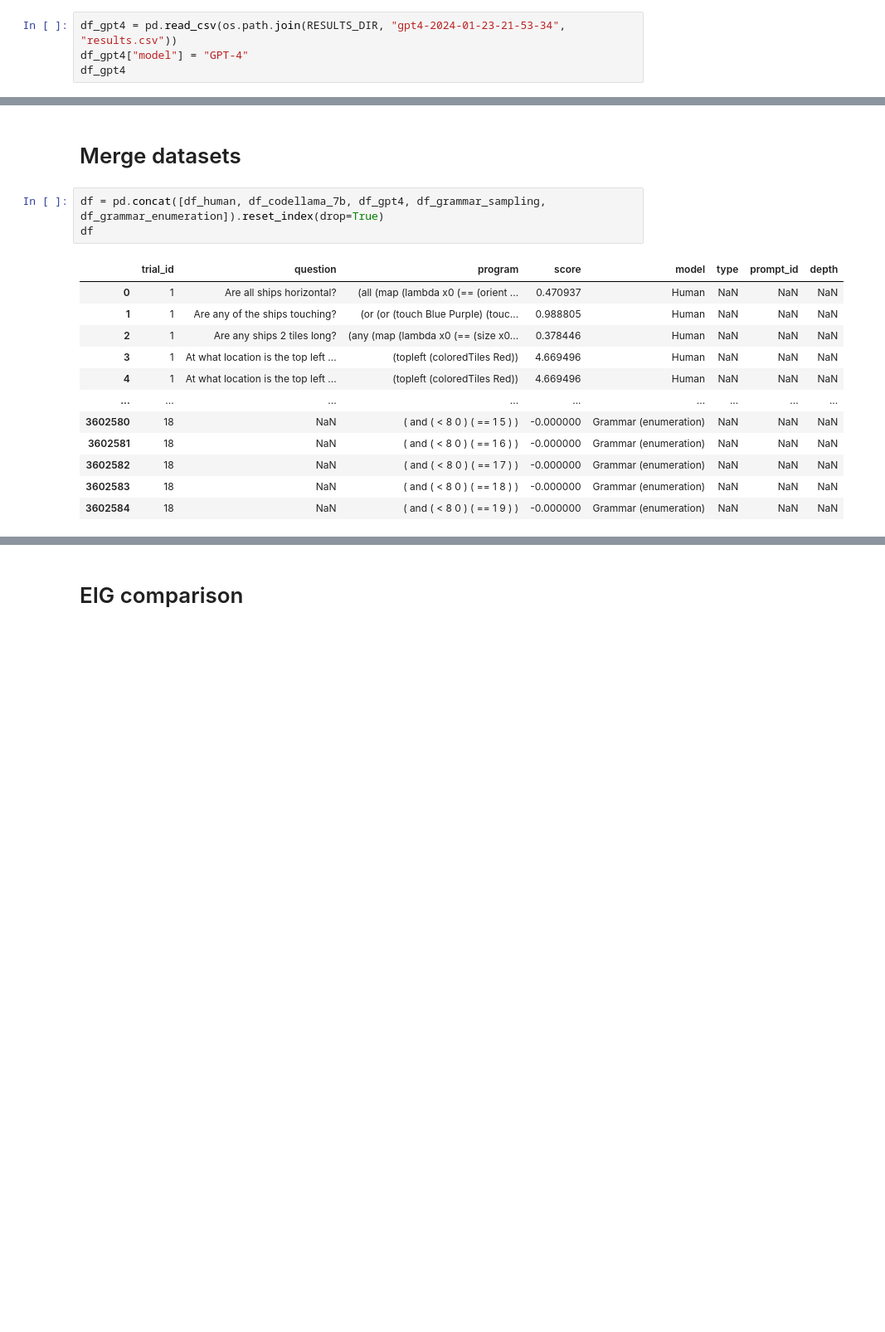
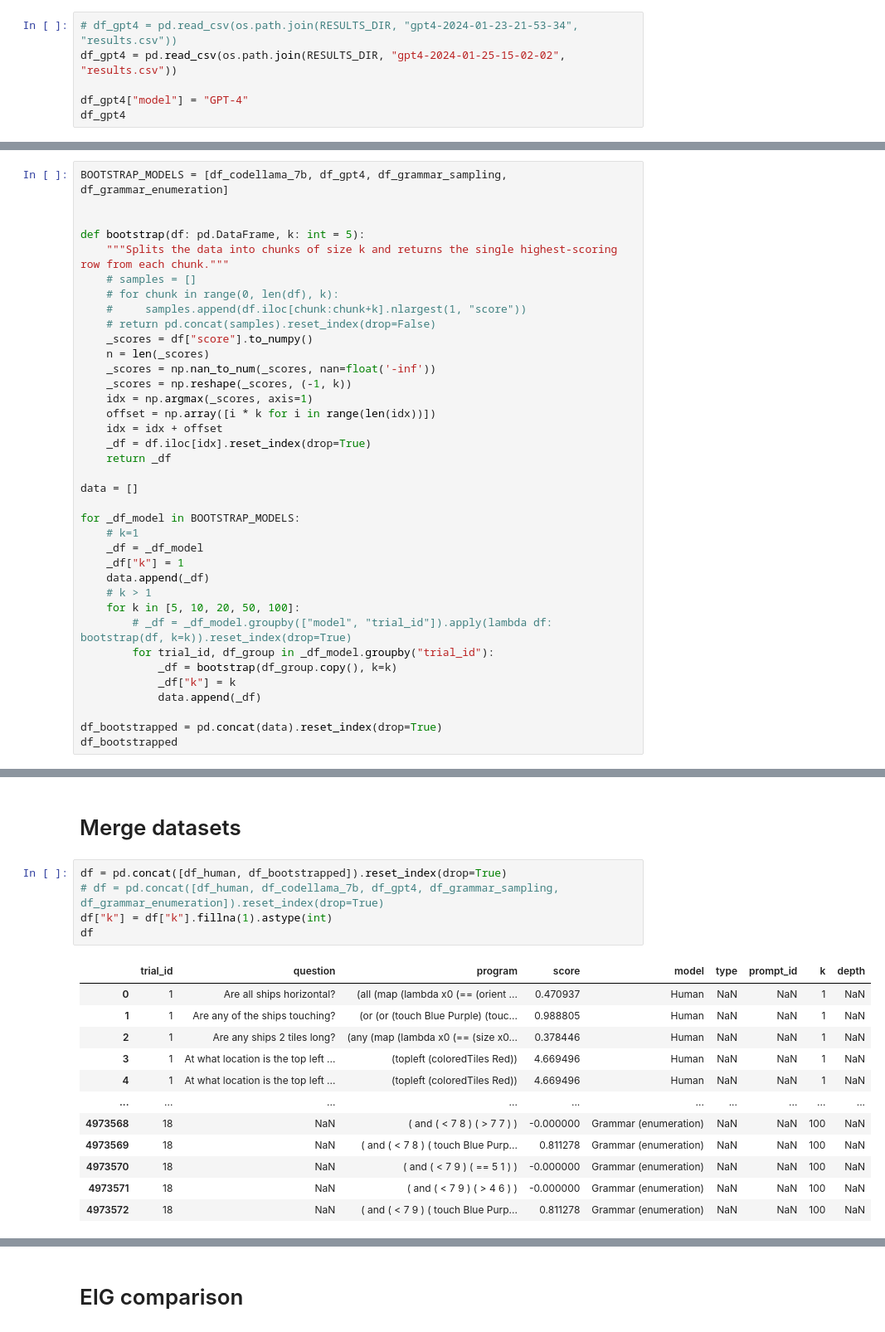
Before and after one commit to gabegrand/battleship, a Jupyter notebook: experiments/cogsci/analysis.ipynb, the cells around one changed output, grey strips where cells are left out. Shown at 83% size. Cells and saved outputs as stored; diff of their text form; blank space fills up the shorter version.

```diff
--- a/experiments/cogsci/analysis.ipynb
+++ b/experiments/cogsci/analysis.ipynb
@@ -71,7 +72,9 @@ df_codellama_7b
 | 1799 | 18 | Is there a ship at 3F? | (any (map (lambda x0 (== (coord x... | NaN | final | 19 | CodeLlama-7b |
 1800 rows × 7 columns
 # %%
-df_gpt4 = pd.read_csv(os.path.join(RESULTS_DIR, "gpt4-2024-01-23-21-53-34", "results.csv"))
+# df_gpt4 = pd.read_csv(os.path.join(RESULTS_DIR, "gpt4-2024-01-23-21-53-34", "results.csv"))
+df_gpt4 = pd.read_csv(os.path.join(RESULTS_DIR, "gpt4-2024-01-25-15-02-02", "results.csv"))
+
 df_gpt4["model"] = "GPT-4"
 df_gpt4
 # %% [output]
@@ -130,0 +144,37 @@ df_grammar_enumeration
+# %%
+BOOTSTRAP_MODELS = [df_codellama_7b, df_gpt4, df_grammar_sampling, df_grammar_enumeration]
+
+
+def bootstrap(df: pd.DataFrame, k: int = 5):
+    """Splits the data into chunks of size k and returns the single highest-scoring row from each chunk."""
+    # samples = []
+    # for chunk in range(0, len(df), k):
+    #     samples.append(df.iloc[chunk:chunk+k].nlargest(1, "score"))
+    # return pd.concat(samples).reset_index(drop=False)
+    _scores = df["score"].to_numpy()
+    n = len(_scores)
+    _scores = np.nan_to_num(_scores, nan=float('-inf'))
+    _scores = np.reshape(_scores, (-1, k))
+    idx = np.argmax(_scores, axis=1)
+    offset = np.array([i * k for i in range(len(idx))])
+    idx = idx + offset
+    _df = df.iloc[idx].reset_index(drop=True)
+    return _df
+
+data = []
+
+for _df_model in BOOTSTRAP_MODELS:
+    # k=1
+    _df = _df_model
+    _df["k"] = 1
+    data.append(_df)
+    # k > 1
+    for k in [5, 10, 20, 50, 100]:
+        # _df = _df_model.groupby(["model", "trial_id"]).apply(lambda df: bootstrap(df, k=k)).reset_index(drop=True)
+        for trial_id, df_group in _df_model.groupby("trial_id"):
+            _df = bootstrap(df_group.copy(), k=k)
+            _df["k"] = k
+            data.append(_df)
+
+df_bootstrapped = pd.concat(data).reset_index(drop=True)
+df_bootstrapped
@@ -131,18 +195,20 @@ df_grammar_enumeration
 # %% [markdown]
 # Merge datasets
 # %%
-df = pd.concat([df_human, df_codellama_7b, df_gpt4, df_grammar_sampling, df_grammar_enumeration]).reset_index(drop=True)
+df = pd.concat([df_human, df_bootstrapped]).reset_index(drop=True)
+# df = pd.concat([df_human, df_codellama_7b, df_gpt4, df_grammar_sampling, df_grammar_enumeration]).reset_index(drop=True)
+df["k"] = df["k"].fillna(1).astype(int)
 df
 # %% [output]
-|  | trial_id | question | program | score | model | type | prompt_id | depth |
-| 0 | 1 | Are all ships horizontal? | (all (map (lambda x0 (== (orient ... | 0.470937 | Human | NaN | NaN | NaN |
-| 1 | 1 | Are any of the ships touching? | (or (or (touch Blue Purple) (touc... | 0.988805 | Human | NaN | NaN | NaN |
-| 2 | 1 | Are any ships 2 tiles long? | (any (map (lambda x0 (== (size x0... | 0.378446 | Human | NaN | NaN | NaN |
-| 3 | 1 | At what location is the top left ... | (topleft (coloredTiles Red)) | 4.669496 | Human | NaN | NaN | NaN |
-| 4 | 1 | At what location is the top left ... | (topleft (coloredTiles Red)) | 4.669496 | Human | NaN | NaN | NaN |
-| ... | ... | ... | ... | ... | ... | ... | ... | ... |
-| 3602580 | 18 | NaN | ( and ( < 8 0 ) ( == 1 5 ) ) | -0.000000 | Grammar (enumeration) | NaN | NaN | NaN |
-| 3602581 | 18 | NaN | ( and ( < 8 0 ) ( == 1 6 ) ) | -0.000000 | Grammar (enumeration) | NaN | NaN | NaN |
-| 3602582 | 18 | NaN | ( and ( < 8 0 ) ( == 1 7 ) ) | -0.000000 | Grammar (enumeration) | NaN | NaN | NaN |
-| 3602583 | 18 | NaN | ( and ( < 8 0 ) ( == 1 8 ) ) | -0.000000 | Grammar (enumeration) | NaN | NaN | NaN |
-| 3602584 | 18 | NaN | ( and ( < 8 0 ) ( == 1 9 ) ) | -0.000000 | Grammar (enumeration) | NaN | NaN | NaN |
+|  | trial_id | question | program | score | model | type | prompt_id | k | depth |
+| 0 | 1 | Are all ships horizontal? | (all (map (lambda x0 (== (orient ... | 0.470937 | Human | NaN | NaN | 1 | NaN |
+| 1 | 1 | Are any of the ships touching? | (or (or (touch Blue Purple) (touc... | 0.988805 | Human | NaN | NaN | 1 | NaN |
+| 2 | 1 | Are any ships 2 tiles long? | (any (map (lambda x0 (== (size x0... | 0.378446 | Human | NaN | NaN | 1 | NaN |
+| 3 | 1 | At what location is the top left ... | (topleft (coloredTiles Red)) | 4.669496 | Human | NaN | NaN | 1 | NaN |
+| 4 | 1 | At what location is the top left ... | (topleft (coloredTiles Red)) | 4.669496 | Human | NaN | NaN | 1 | NaN |
+| ... | ... | ... | ... | ... | ... | ... | ... | ... | ... |
+| 4973568 | 18 | NaN | ( and ( < 7 8 ) ( > 7 7 ) ) | -0.000000 | Grammar (enumeration) | NaN | NaN | 100 | NaN |
+| 4973569 | 18 | NaN | ( and ( < 7 8 ) ( touch Blue Purp... | 0.811278 | Grammar (enumeration) | NaN | NaN | 100 | NaN |
+| 4973570 | 18 | NaN | ( and ( < 7 9 ) ( == 5 1 ) ) | -0.000000 | Grammar (enumeration) | NaN | NaN | 100 | NaN |
+| 4973571 | 18 | NaN | ( and ( < 7 9 ) ( > 4 6 ) ) | -0.000000 | Grammar (enumeration) | NaN | NaN | 100 | NaN |
+| 4973572 | 18 | NaN | ( and ( < 7 9 ) ( touch Blue Purp... | 0.811278 | Grammar (enumeration) | NaN | NaN | 100 | NaN |
```
Also changed, not shown: parts of 22 cells of this notebook, 2 other files.
